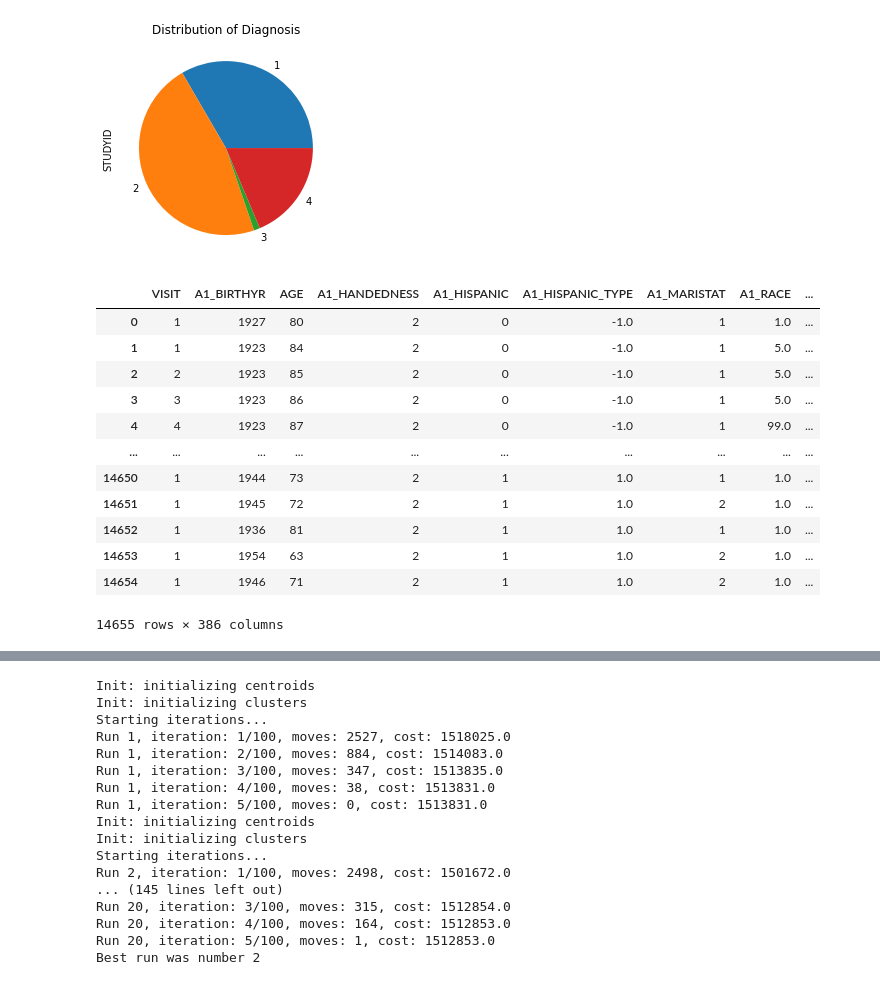
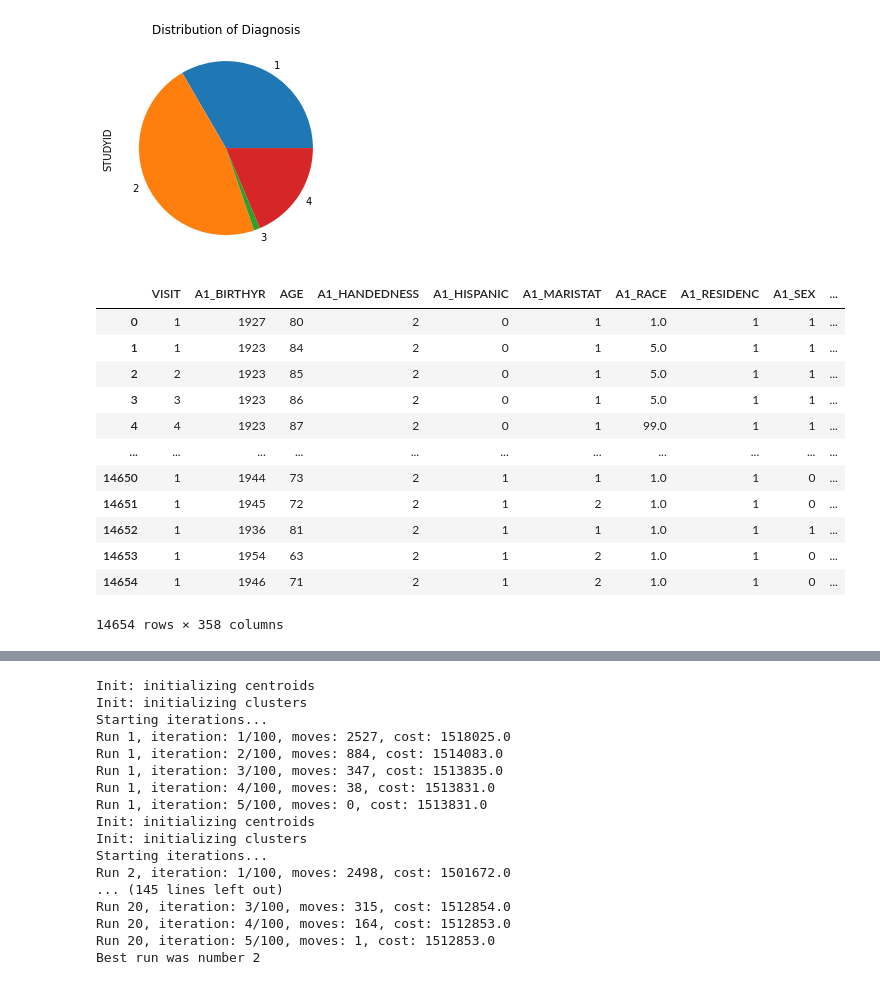
Before and after one commit to anusha1207/TARCC-Alzheimers, a Jupyter notebook: Data Exploration.ipynb, the cells around one changed output, grey strips where cells are left out. Drawn from its saved outputs; the diff is of its cells as text; code cells hidden in the pictures.

```diff
--- a/Data Exploration.ipynb
+++ b/Data Exploration.ipynb
@@ -1317,0 +1251,3 @@ non_genome[['C1_CERAD_LL_1', 'C1_CERAD_LL_2', 'C1_CERAD_LL_3']]
+# %%
+non_genome.drop(labels=['C1_CERAD_LL_1', 'C1_CERAD_LL_2', 'C1_CERAD_LL_3'], axis=1, inplace=True)
+non_genome
@@ -1349,3 +1298,0 @@ non_genome.loc[non_genome['C1_CERAD_LL_DELAY']==98]
-# %%
-non_genome[['C1_CERAD_LL_DELAY']] = non_genome[['C1_CERAD_LL_DELAY']].fillna(value=98)
-non_genome[['C1_CERAD_LL_DELAY']]
@@ -1365,0 +1299,3 @@ non_genome[['C1_CERAD_LL_DELAY']]
+# %%
+non_genome.drop(labels=['C1_CERAD_LL_DELAY', 'C1_CERAD_LL_TOT'], axis=1, inplace=True)
+non_genome
@@ -1417,20 +1341,20 @@ non_genome.groupby(['P1_PT_TYPE']).count()['STUDYID'].plot.pie(y='STUDYID', titl
 # %% [output]
 <AxesSubplot:title={'center':'Distribution of Diagnosis'}, ylabel='STUDYID'>
 [figure]
-# %%
-non_genome_alter = non_genome.drop(labels=['STUDYID', 'PATID', 'MISC_TARC_PAT_VISIT', 'MISC_SITEID', 'A1_EVENTDATEX'], axis=1)
-non_genome_alter
-# %% [output]
-|  | VISIT | A1_BIRTHYR | AGE | A1_HANDEDNESS | A1_HISPANIC | A1_HISPANIC_TYPE | A1_MARISTAT | A1_RACE | ... |
-| 0 | 1 | 1927 | 80 | 2 | 0 | -1.0 | 1 | 1.0 | ... |
-| 1 | 1 | 1923 | 84 | 2 | 0 | -1.0 | 1 | 5.0 | ... |
-| 2 | 2 | 1923 | 85 | 2 | 0 | -1.0 | 1 | 5.0 | ... |
-| 3 | 3 | 1923 | 86 | 2 | 0 | -1.0 | 1 | 5.0 | ... |
-| 4 | 4 | 1923 | 87 | 2 | 0 | -1.0 | 1 | 99.0 | ... |
-| ... | ... | ... | ... | ... | ... | ... | ... | ... | ... |
-| 14650 | 1 | 1944 | 73 | 2 | 1 | 1.0 | 1 | 1.0 | ... |
-| 14651 | 1 | 1945 | 72 | 2 | 1 | 1.0 | 2 | 1.0 | ... |
-| 14652 | 1 | 1936 | 81 | 2 | 1 | 1.0 | 1 | 1.0 | ... |
-| 14653 | 1 | 1954 | 63 | 2 | 1 | 1.0 | 2 | 1.0 | ... |
-| 14654 | 1 | 1946 | 71 | 2 | 1 | 1.0 | 2 | 1.0 | ... |
-14655 rows × 386 columns
+# %%
+non_genome.drop(labels=['STUDYID', 'PATID', 'MISC_TARC_PAT_VISIT', 'MISC_SITEID', 'A1_EVENTDATEX'], axis=1, inplace=True)
+non_genome
+# %% [output]
+|  | VISIT | A1_BIRTHYR | AGE | A1_HANDEDNESS | A1_HISPANIC | A1_MARISTAT | A1_RACE | A1_RESIDENC | A1_SEX | ... |
+| 0 | 1 | 1927 | 80 | 2 | 0 | 1 | 1.0 | 1 | 1 | ... |
+| 1 | 1 | 1923 | 84 | 2 | 0 | 1 | 5.0 | 1 | 1 | ... |
+| 2 | 2 | 1923 | 85 | 2 | 0 | 1 | 5.0 | 1 | 1 | ... |
+| 3 | 3 | 1923 | 86 | 2 | 0 | 1 | 5.0 | 1 | 1 | ... |
+| 4 | 4 | 1923 | 87 | 2 | 0 | 1 | 99.0 | 1 | 1 | ... |
+| ... | ... | ... | ... | ... | ... | ... | ... | ... | ... | ... |
+| 14650 | 1 | 1944 | 73 | 2 | 1 | 1 | 1.0 | 1 | 0 | ... |
+| 14651 | 1 | 1945 | 72 | 2 | 1 | 2 | 1.0 | 1 | 0 | ... |
+| 14652 | 1 | 1936 | 81 | 2 | 1 | 1 | 1.0 | 1 | 1 | ... |
+| 14653 | 1 | 1954 | 63 | 2 | 1 | 2 | 1.0 | 1 | 0 | ... |
+| 14654 | 1 | 1946 | 71 | 2 | 1 | 2 | 1.0 | 1 | 0 | ... |
+14654 rows × 358 columns
```
Also changed, not shown: parts of 73 cells of this notebook.
